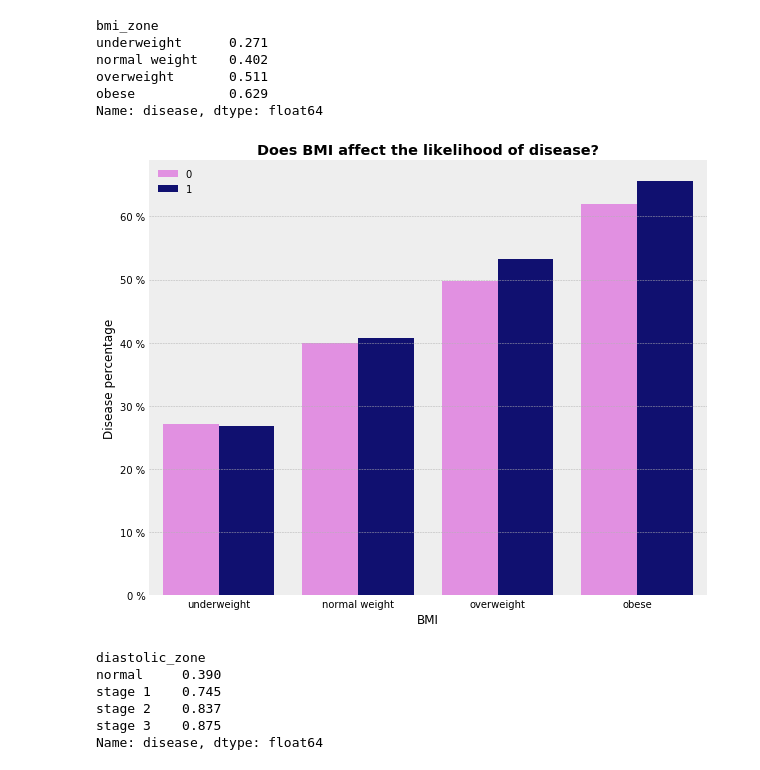
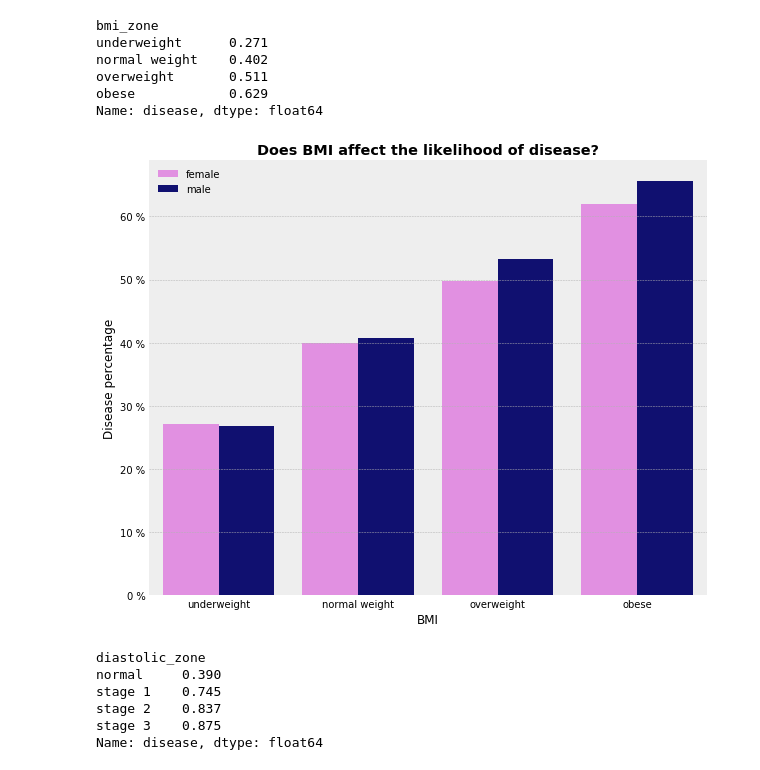
Before and after one commit to jackbustertann/cardiovascular_disease_detection, a Jupyter notebook: index.ipynb, the cells around one changed output. Saved outputs shown, nothing was run; the diff lists cells and outputs as text; code cells hidden in the pictures.

```diff
--- a/index.ipynb
+++ b/index.ipynb
@@ -168,26 +172,26 @@ overweight       0.511
 obese            0.629
 Name: disease, dtype: float64
 # %%
-gender_bmi_grouped = pd.DataFrame(cardio_data.groupby(['gender', 'bmi_zone'])['disease'].mean().round(3)).reset_index()
+gender_bmi_grouped = pd.DataFrame(cardio_data.groupby(['gender_name', 'bmi_zone'])['disease'].mean().round(3)).reset_index()
 
 fig = plt.figure(figsize = (10,8))
 ax = fig.add_subplot(111)
-sns.catplot(x = 'bmi_zone', y='disease', hue = 'gender', data = gender_bmi_grouped, kind = 'bar', palette = ['violet', 'navy'], ax = ax)
+sns.catplot(x = 'bmi_zone', y='disease', hue = 'gender_name', data = gender_bmi_grouped, kind = 'bar', palette = ['violet', 'navy'], ax = ax)
 ax.tick_params(axis= 'both', which= 'both',length = 0)
 ax.set_yticklabels(['{} %'.format(x) for x in range(0,80,10)])
 ax.spines['top'].set_visible(False)
 ax.spines['bottom'].set_visible(False)
 ax.spines['right'].set_visible(False)
 ax.spines['left'].set_visible(False)
 ax.set_title('Does BMI affect the likelihood of disease?', fontweight = 'bold')
 ax.set_xlabel('BMI')
 ax.set_ylabel('Disease percentage')
 handles, labels = ax.get_legend_handles_labels()
 ax.legend(handles=handles[2:], labels=labels[2:])
 ax.legend(frameon=False)
 plt.close(2);
 # %% [output]
-[figure, old version]
+[figure, new version]
 # %%
 min_diastolic_bp, max_diastolic_bp = cardio_data['blood_pressure_min'].min(), cardio_data['blood_pressure_min'].max()
 cardio_data['diastolic_zone'] = pd.cut(cardio_data['blood_pressure_min'], bins = [min_diastolic_bp,80,90,120,max_diastolic_bp], labels = ['normal', 'stage 1', 'stage 2', 'stage 3'])
```
Also changed, not shown: parts of 25 cells of this notebook.
